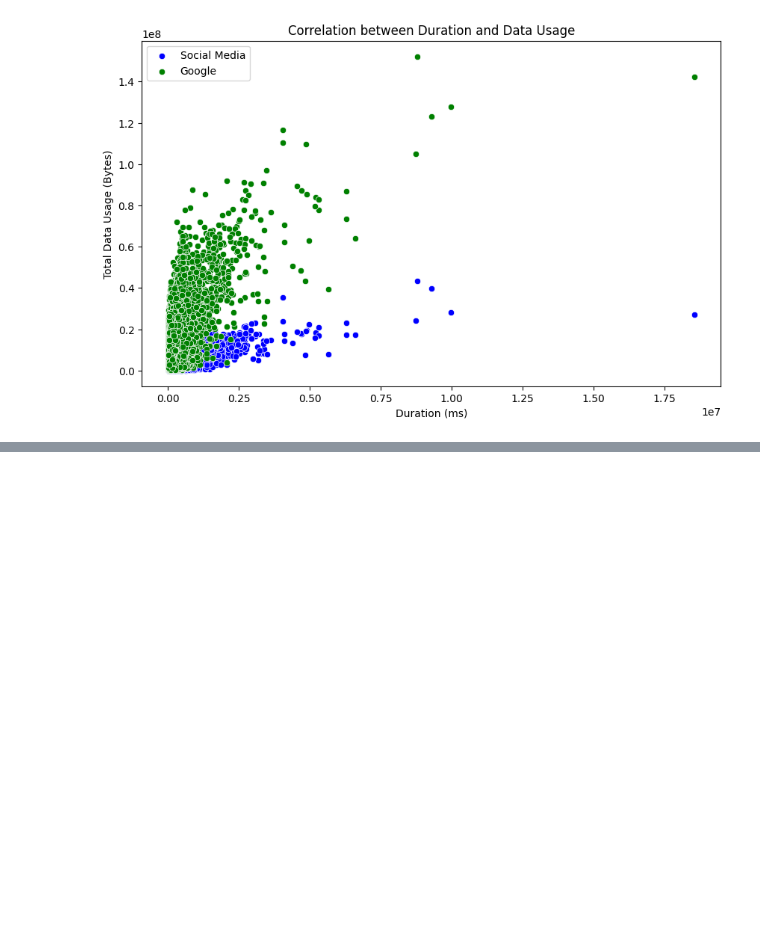
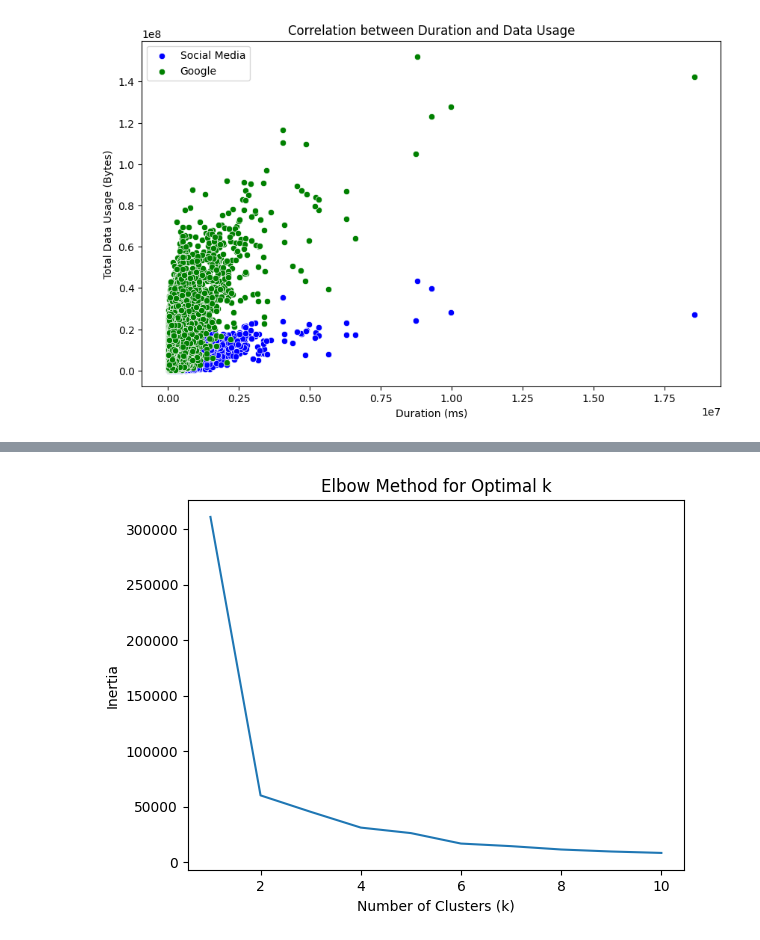
Before and after one commit to malzbanker/AIM-WEEK-2, a Jupyter notebook: notebooks/eda.ipynb, the cells around one changed output, grey strips where cells are left out. Saved outputs shown, nothing was run; the diff lists cells and outputs as text; code cells hidden in the pictures; blank space fills up the shorter version.

```diff
--- a/notebooks/eda.ipynb
+++ b/notebooks/eda.ipynb
@@ -429,0 +513,15 @@ plt.show()
+# %%
+# Elbow method to determine optimal k
+inertia = []
+for k in range(1, 11):
+    kmeans = KMeans(n_clusters=k)
+    kmeans.fit(engagement_scaled)
+    inertia.append(kmeans.inertia_)
+
+plt.plot(range(1, 11), inertia)
+plt.xlabel('Number of Clusters (k)')
+plt.ylabel('Inertia')
+plt.title('Elbow Method for Optimal k')
+plt.show()
+# %% [output]
+[figure, added]
```
Also changed, not shown: parts of 5 cells of this notebook.
